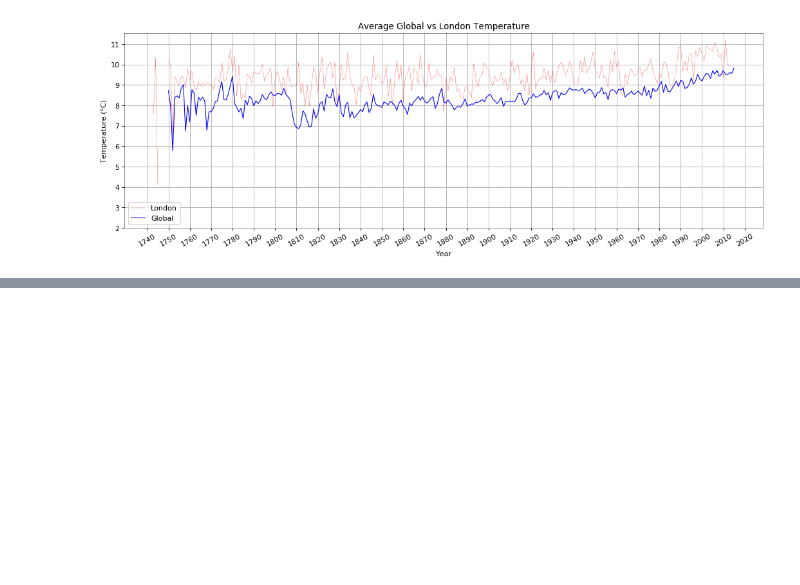
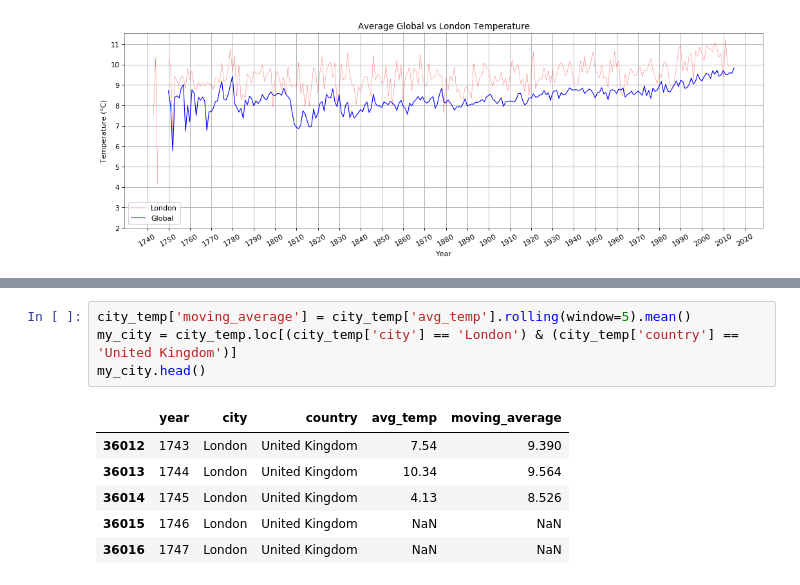
Before and after one commit to salcekosma/DAND, a Jupyter notebook: Explore Weather Trends/Project 1 - Exploring Weather Trends.ipynb, the cells around one changed output, grey strips where cells are left out. Cells and saved outputs as stored; diff of their text form; blank space fills up the shorter version.

```diff
--- a/Explore Weather Trends/Project 1 - Exploring Weather Trends.ipynb
+++ b/Explore Weather Trends/Project 1 - Exploring Weather Trends.ipynb
@@ -110,0 +123,11 @@ plt.show()
+# %%
+city_temp['moving_average'] = city_temp['avg_temp'].rolling(window=5).mean()
+my_city = city_temp.loc[(city_temp['city'] == 'London') & (city_temp['country'] == 'United Kingdom')]
+my_city.head()
+# %% [output]
+|  | year | city | country | avg_temp | moving_average |
+| 36012 | 1743 | London | United Kingdom | 7.54 | 9.390 |
+| 36013 | 1744 | London | United Kingdom | 10.34 | 9.564 |
+| 36014 | 1745 | London | United Kingdom | 4.13 | 8.526 |
+| 36015 | 1746 | London | United Kingdom | NaN | NaN |
+| 36016 | 1747 | London | United Kingdom | NaN | NaN |
```
Also changed, not shown: parts of 3 cells of this notebook.
